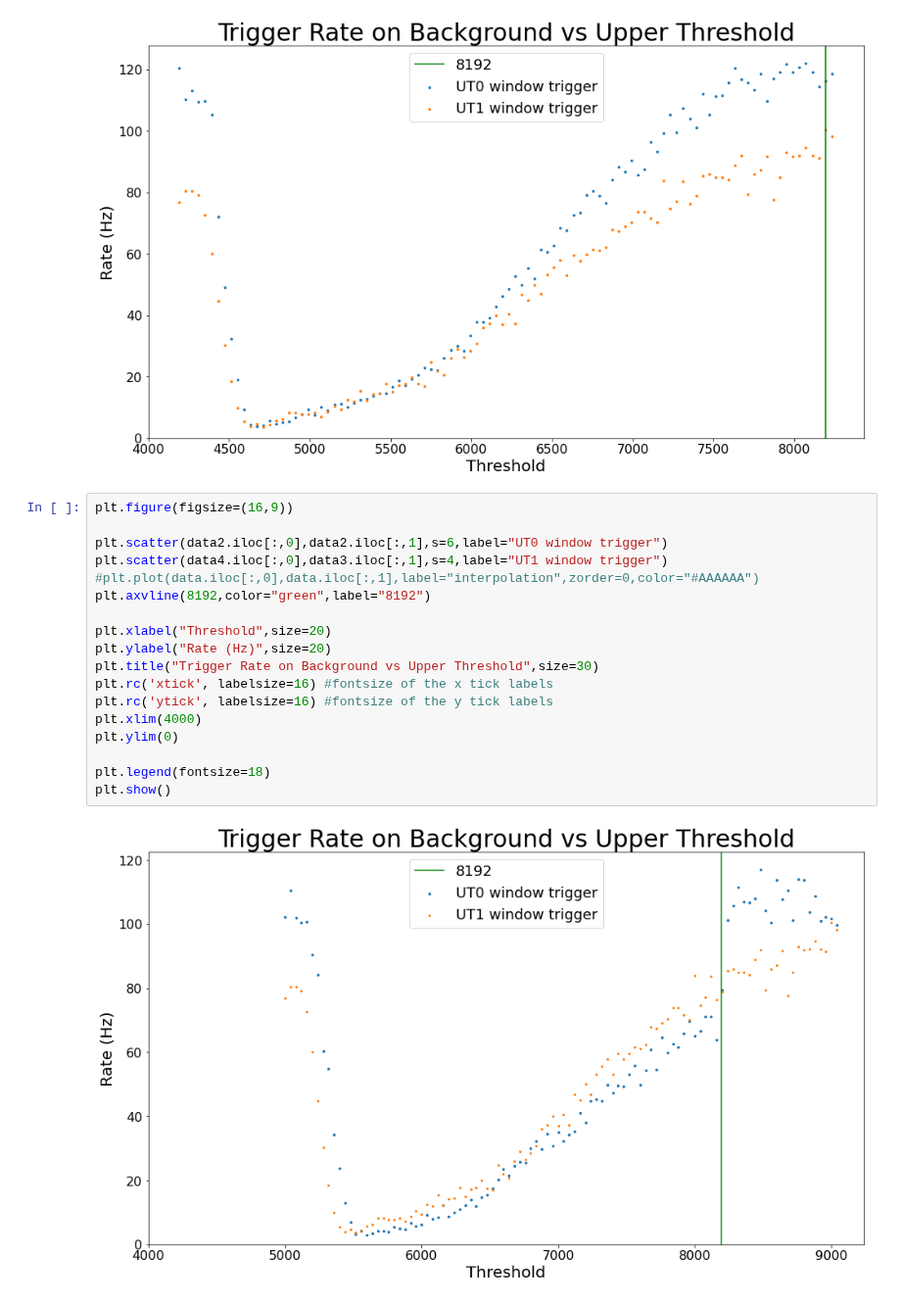
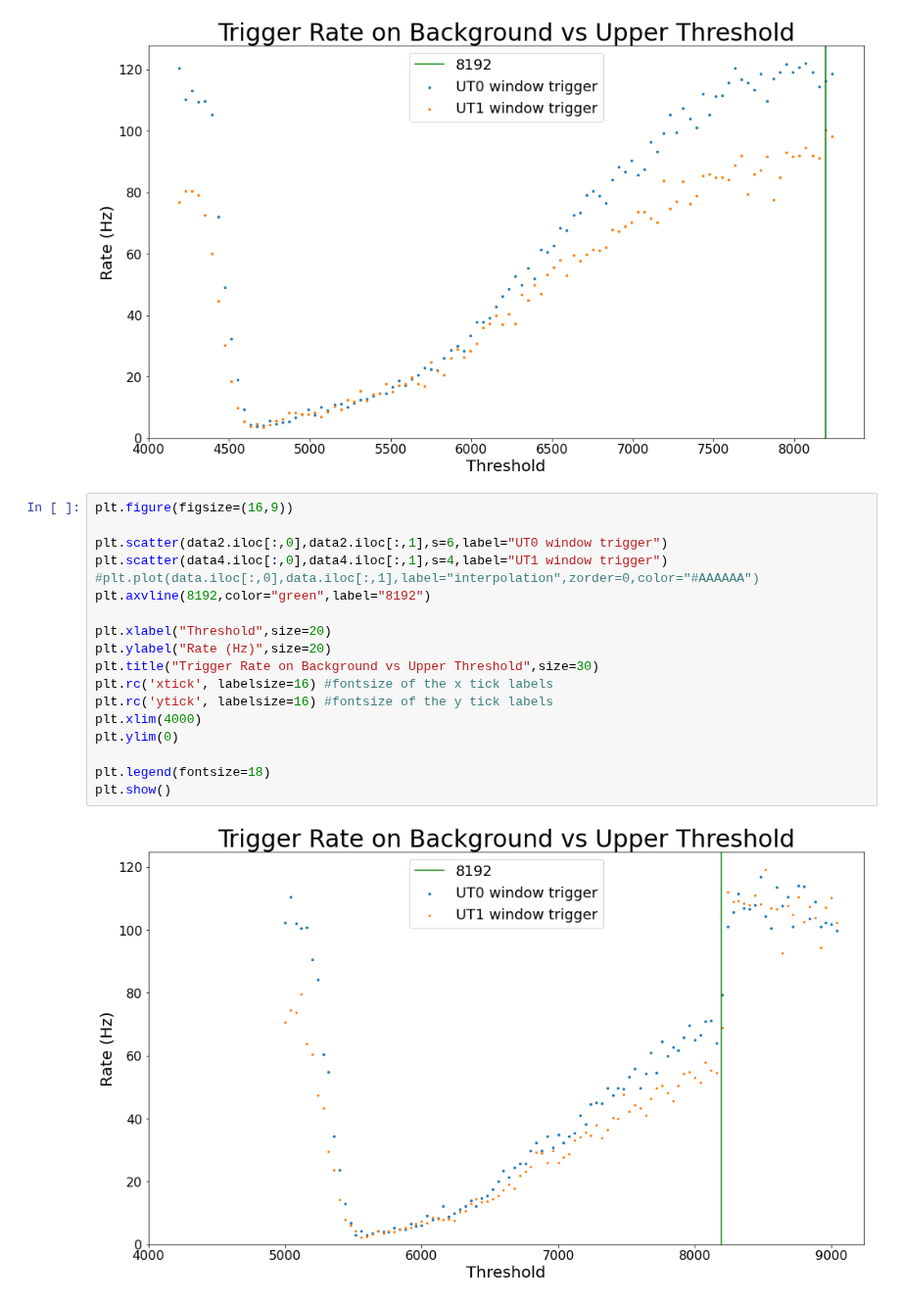
Before and after one commit to villano-lab/NaI_Array_Firmware, a Jupyter notebook: test_firmwares/UniversalTrigger0/PlotRates.ipynb, the cells around one changed output. Shown at 98% size. Drawn from its saved outputs; the diff is of its cells as text.

```diff
--- a/test_firmwares/UniversalTrigger0/PlotRates.ipynb
+++ b/test_firmwares/UniversalTrigger0/PlotRates.ipynb
@@ -52,20 +52,20 @@ plt.show()
 # %%
 plt.figure(figsize=(16,9))
 
 plt.scatter(data2.iloc[:,0],data2.iloc[:,1],s=6,label="UT0 window trigger")
-plt.scatter(data4.iloc[:,0],data3.iloc[:,1],s=4,label="UT1 window trigger")
+plt.scatter(data4.iloc[:,0],data4.iloc[:,1],s=4,label="UT1 window trigger")
 #plt.plot(data.iloc[:,0],data.iloc[:,1],label="interpolation",zorder=0,color="#AAAAAA")
 plt.axvline(8192,color="green",label="8192")
 
 plt.xlabel("Threshold",size=20)
 plt.ylabel("Rate (Hz)",size=20)
 plt.title("Trigger Rate on Background vs Upper Threshold",size=30)
 plt.rc('xtick', labelsize=16) #fontsize of the x tick labels
 plt.rc('ytick', labelsize=16) #fontsize of the y tick labels
 plt.xlim(4000)
 plt.ylim(0)
 
 plt.legend(fontsize=18)
 plt.show()
 # %% [output]
-[figure, old version]
+[figure, new version]
```
